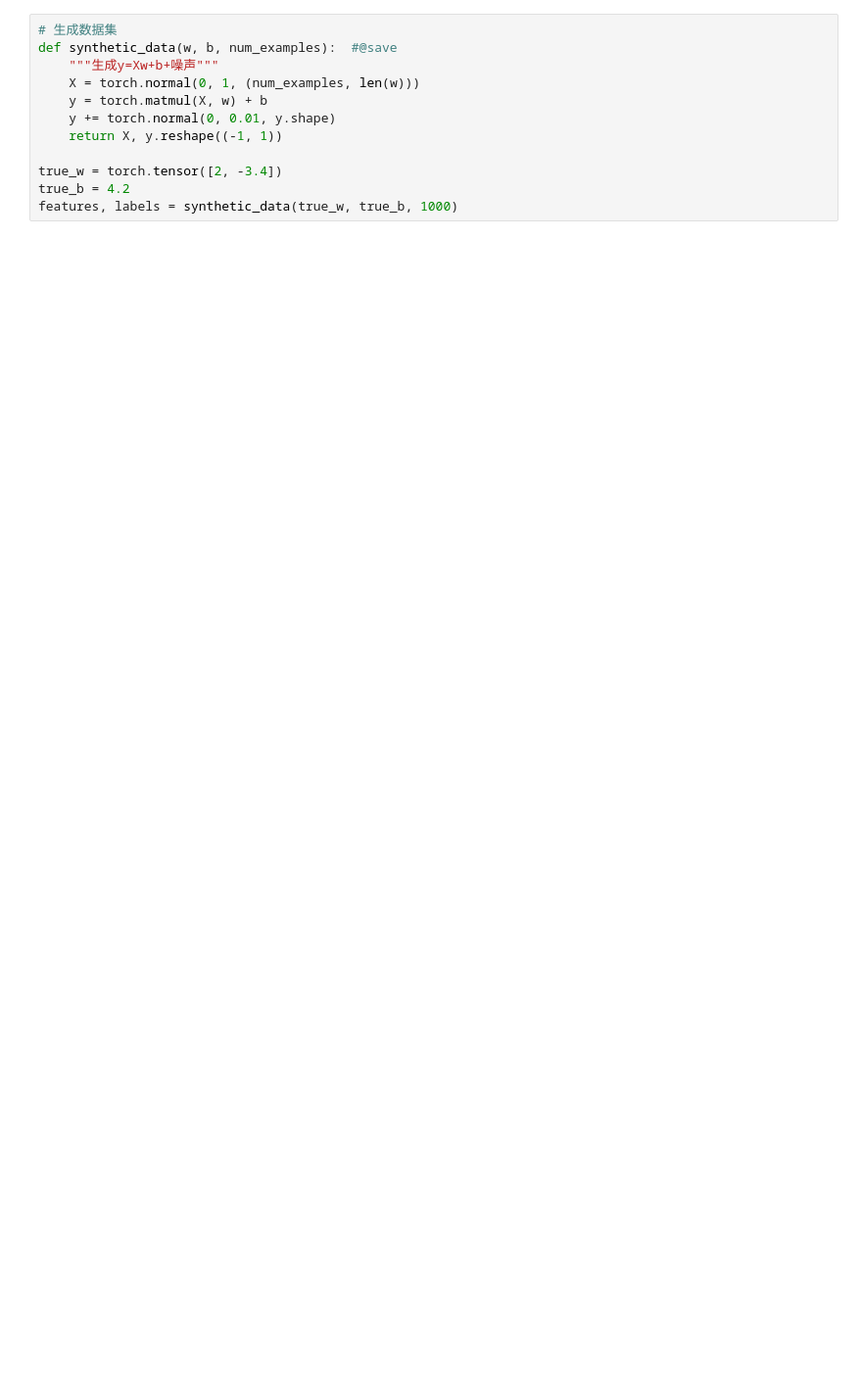
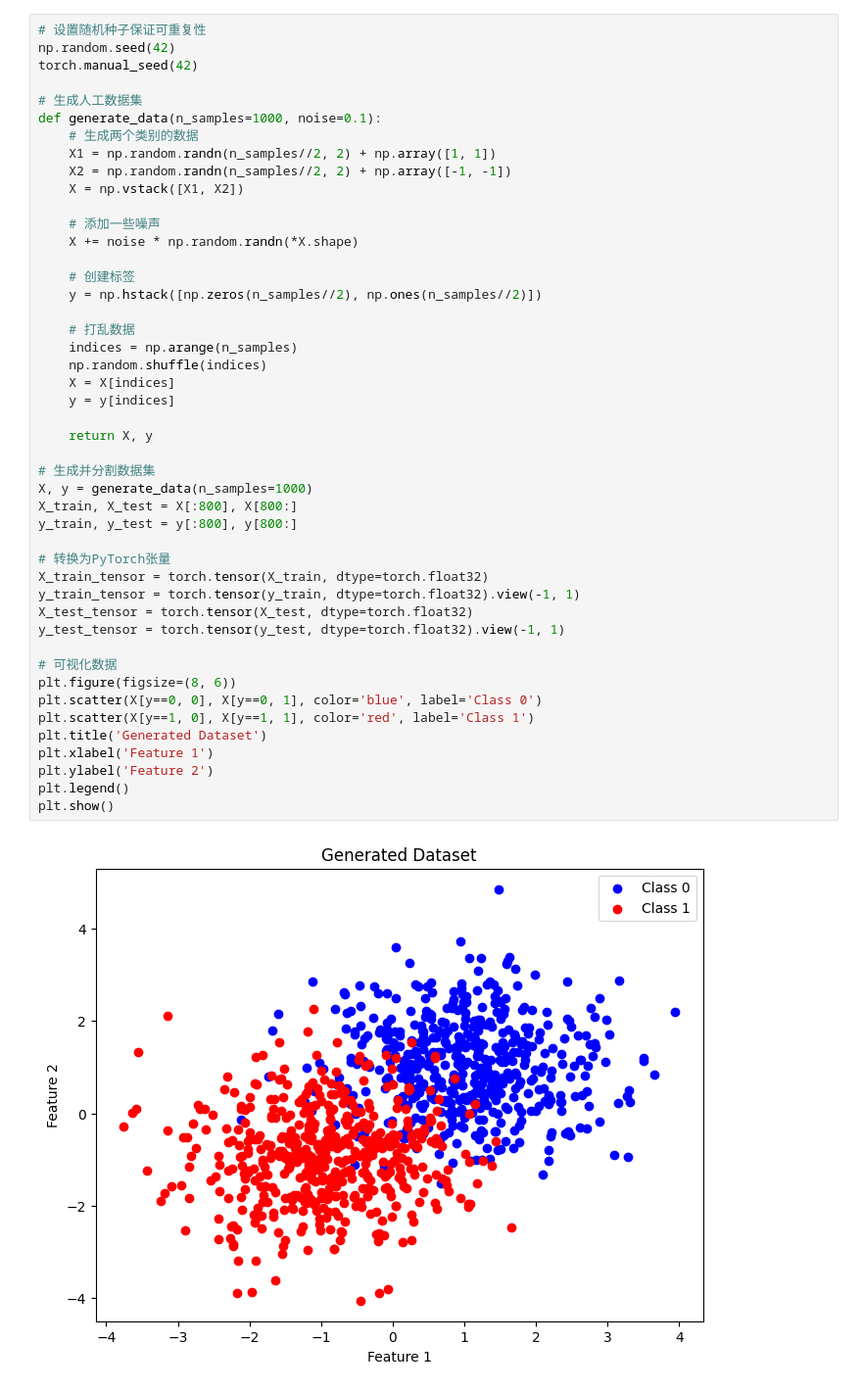
Before and after one commit to gold0planet/pet, a Jupyter notebook: logistic回归.ipynb, the cells around one changed output. Shown: that part at 98% size. Cells and saved outputs as stored; diff of their text form; blank space fills up the shorter version.

```diff
--- a/logistic回归.ipynb
+++ b/logistic回归.ipynb
@@ -5,13 +5,49 @@ from d2l import torch as d2l
 # %%
-# 生成数据集
-def synthetic_data(w, b, num_examples):  #@save
-    """生成y=Xw+b+噪声"""
-    X = torch.normal(0, 1, (num_examples, len(w)))
-    y = torch.matmul(X, w) + b
-    y += torch.normal(0, 0.01, y.shape)
-    return X, y.reshape((-1, 1))
+# 设置随机种子保证可重复性
+np.random.seed(42)
+torch.manual_seed(42)
 
-true_w = torch.tensor([2, -3.4])
-true_b = 4.2
-features, labels = synthetic_data(true_w, true_b, 1000)
+# 生成人工数据集
+def generate_data(n_samples=1000, noise=0.1):
+    # 生成两个类别的数据
+    X1 = np.random.randn(n_samples//2, 2) + np.array([1, 1])
+    X2 = np.random.randn(n_samples//2, 2) + np.array([-1, -1])
+    X = np.vstack([X1, X2])
+
+    # 添加一些噪声
+    X += noise * np.random.randn(*X.shape)
+
+    # 创建标签
+    y = np.hstack([np.zeros(n_samples//2), np.ones(n_samples//2)])
+
+    # 打乱数据
+    indices = np.arange(n_samples)
+    np.random.shuffle(indices)
+    X = X[indices]
+    y = y[indices]
+
+    return X, y
+
+# 生成并分割数据集
+X, y = generate_data(n_samples=1000)
+X_train, X_test = X[:800], X[800:]
+y_train, y_test = y[:800], y[800:]
+
+# 转换为PyTorch张量
+X_train_tensor = torch.tensor(X_train, dtype=torch.float32)
+y_train_tensor = torch.tensor(y_train, dtype=torch.float32).view(-1, 1)
+X_test_tensor = torch.tensor(X_test, dtype=torch.float32)
+y_test_tensor = torch.tensor(y_test, dtype=torch.float32).view(-1, 1)
+
+# 可视化数据
+plt.figure(figsize=(8, 6))
+plt.scatter(X[y==0, 0], X[y==0, 1], color='blue', label='Class 0')
+plt.scatter(X[y==1, 0], X[y==1, 1], color='red', label='Class 1')
+plt.title('Generated Dataset')
+plt.xlabel('Feature 1')
+plt.ylabel('Feature 2')
+plt.legend()
+plt.show()
+# %% [output]
+[figure, added]
 # %%
```
Also changed, not shown: parts of 4 cells of this notebook.
